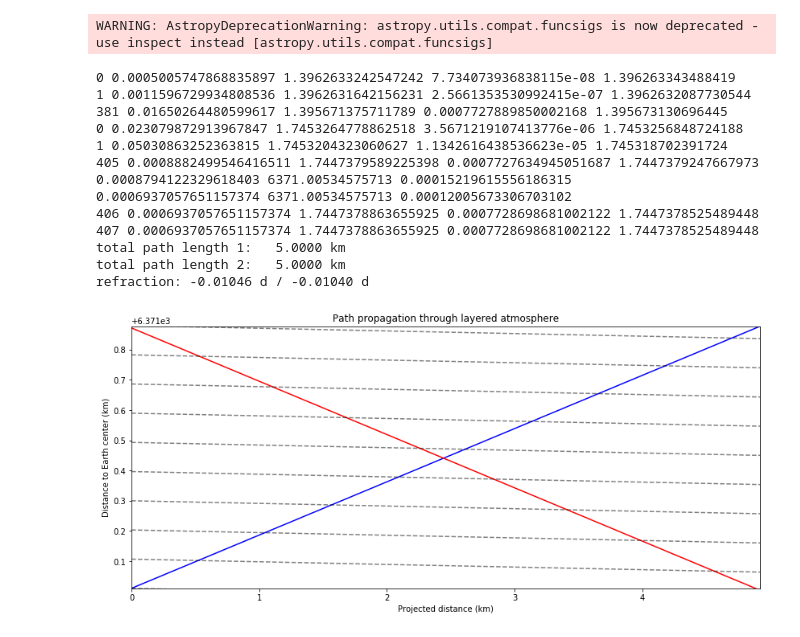
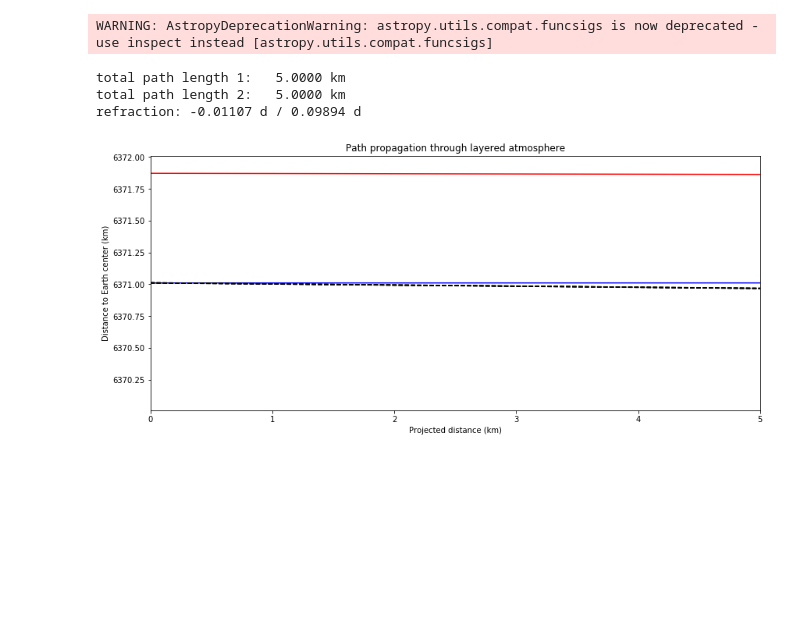
Before and after one commit to bwinkel/pycraf, a Jupyter notebook: notebooks/tmp.ipynb, the cells around one changed output. Saved outputs shown, nothing was run; the diff lists cells and outputs as text; code cells hidden in the pictures; blank space fills up the shorter version.

```diff
--- a/notebooks/tmp.ipynb
+++ b/notebooks/tmp.ipynb
@@ -9,12 +9,12 @@ from pycraf import conversions as cnv
 # %% [output]
 WARNING: AstropyDeprecationWarning: astropy.utils.compat.funcsigs is now deprecated - use inspect instead [astropy.utils.compat.funcsigs]
 # %%
-elevation = 10  # deg
+elevation = 0.01  # deg
 obs_alt = 10.  # m
 path_params_1, refraction_1 = atm.atm._prepare_path(
     elevation, obs_alt, atm.profile_highlat_winter, max_path_length=5.
     )
-elevation = -10  # degrees
+elevation = -0.1  # degrees
 obs_alt = 872.  # meters
 path_params_2, refraction_2 = atm.atm._prepare_path(
     elevation, obs_alt, atm.profile_highlat_winter, max_path_length=5.
@@ -30,43 +30,33 @@ angles_1 = np.array([t[6] for t in path_params_1])
 heights_1 = np.array([t[8] for t in path_params_1])
 radii_2 = np.array([t[4] for t in path_params_2])
 angles_2 = np.array([t[6] for t in path_params_2])
 layer_angles = np.linspace(0, np.pi / 2, 91)
 
 x1, y1 = radii_1 * np.sin(angles_1), radii_1 * np.cos(angles_1)
 x2, y2 = radii_2 * np.sin(angles_2), radii_2 * np.cos(angles_2)
 
 plt.close()
 fig = plt.figure(figsize=(14, 6))
 plt.plot(x1, y1, 'b-')
 plt.plot(x2, y2, 'r-')
 for r in np.linspace(radii_1[0], radii_1[-1], 10):
     plt.plot(r * np.sin(layer_angles), r * np.cos(layer_angles), 'k--', alpha=0.5)
 
 plt.xlim((x1[0], x1[-1]))
-plt.ylim((y1[0], y1[-1]))
+plt.ylim((y1[0]-1, y1[-1]+1))
 # plt.ylim((y1[0], y2[0]+1e-3))
 # plt.xlim((x1[0], 1.2))
 # plt.ylim((y2[0]-0.23, y2[0]+0.01))
 # plt.xlim((x1[0], 0.01))
 # plt.ylim((y1[0]-0.0001, y1[0]+0.001))
 
 plt.title('Path propagation through layered atmosphere')
 plt.xlabel('Projected distance (km)')
 plt.ylabel('Distance to Earth center (km)')
 # plt.gca().set_aspect('equal')
 plt.show()
 # %% [output]
-0 0.0005005747868835897 1.3962633242547242 7.734073936838115e-08 1.396263343488419
-1 0.0011596729934808536 1.3962631642156231 2.5661353530992415e-07 1.3962632087730544
-381 0.01650264480599617 1.395671375711789 0.0007727889850002168 1.395673130696445
-0 0.023079872913967847 1.7453264778862518 3.5671219107413776e-06 1.7453256848724188
-1 0.05030863252363815 1.7453204323060627 1.1342616438536623e-05 1.745318702391724
-405 0.0008882499546416511 1.7447379589225398 0.0007727634945051687 1.7447379247667973
-0.0008794122329618403 6371.00534575713 0.00015219615556186315
-0.0006937057651157374 6371.00534575713 0.00012005673306703102
-406 0.0006937057651157374 1.7447378863655925 0.0007728698681002122 1.7447378525489448
-407 0.0006937057651157374 1.7447378863655925 0.0007728698681002122 1.7447378525489448
 total path length 1:   5.0000 km
 total path length 2:   5.0000 km
-refraction: -0.01046 d / -0.01040 d
+refraction: -0.01107 d / 0.09894 d
-[figure, old version]
+[figure, new version]
```
Also changed, not shown: parts of 2 cells of this notebook, 2 other files.
